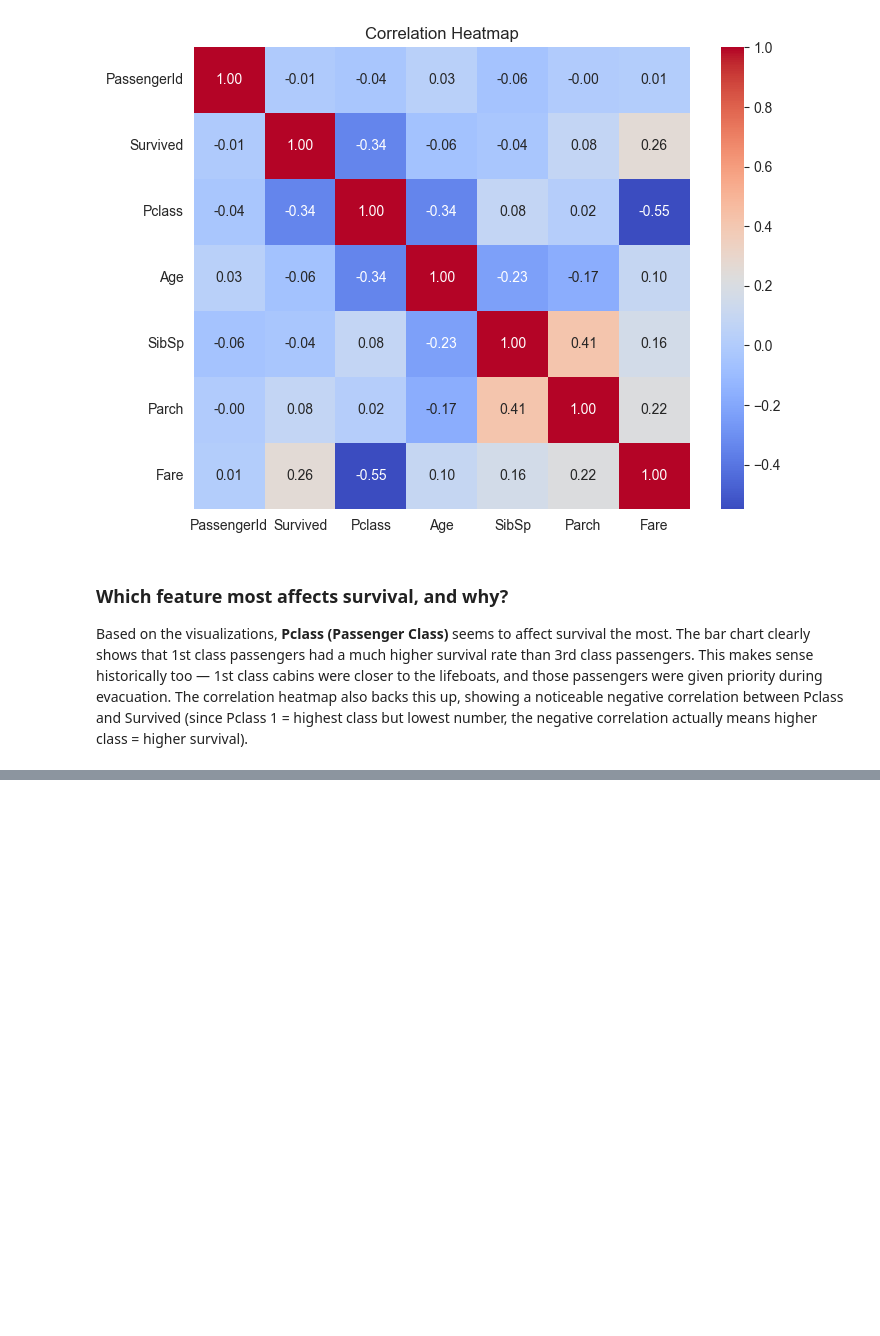
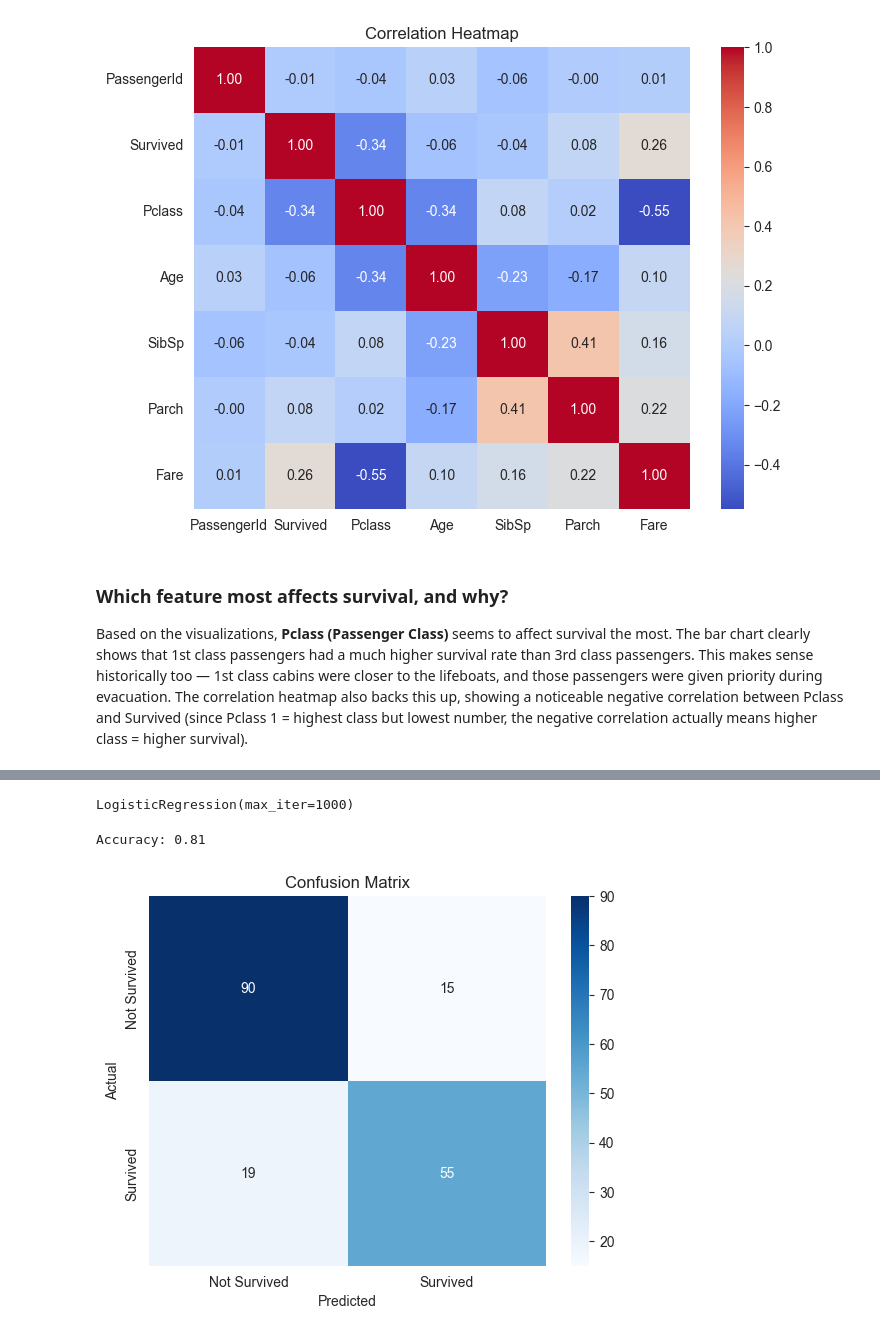
Before and after one commit to rubabzulfiqar20052005/neurofive-ml-track, a Jupyter notebook: titanic_eda.ipynb, the cells around one changed output, grey strips where cells are left out. Cells and saved outputs as stored; diff of their text form; code cells hidden in the pictures; blank space fills up the shorter version.

Commit message:
Task 3: Logistic Regression model for survival prediction, 0.81 accuracy

```diff
--- a/titanic_eda.ipynb
+++ b/titanic_eda.ipynb
@@ -162,0 +177,26 @@ Based on the visualizations, **Pclass (Passenger Class)** seems to affect surviv
+# %%
+features = ['Pclass', 'Age', 'SibSp', 'Parch', 'Fare', 'Sex_male', 'Embarked_Q', 'Embarked_S']
+X = df_model[features]
+y = df_model['Survived']
+# %%
+X_train, X_test, y_train, y_test = train_test_split(X, y, test_size=0.2, random_state=42)
+# %%
+model = LogisticRegression(max_iter=1000)
+model.fit(X_train, y_train)
+# %% [output]
+LogisticRegression(max_iter=1000)
+# %%
+y_pred = model.predict(X_test)
+accuracy = accuracy_score(y_test, y_pred)
+print(f"Accuracy: {accuracy:.2f}")
+# %% [output]
+Accuracy: 0.81
+# %%
+cm = confusion_matrix(y_test, y_pred)
+sns.heatmap(cm, annot=True, fmt='d', cmap='Blues', xticklabels=['Not Survived', 'Survived'], yticklabels=['Not Survived', 'Survived'])
+plt.title('Confusion Matrix')
+plt.xlabel('Predicted')
+plt.ylabel('Actual')
+plt.show()
+# %% [output]
+[figure, added]
```
Also changed, not shown: parts of 3 cells of this notebook, 1 other file.
